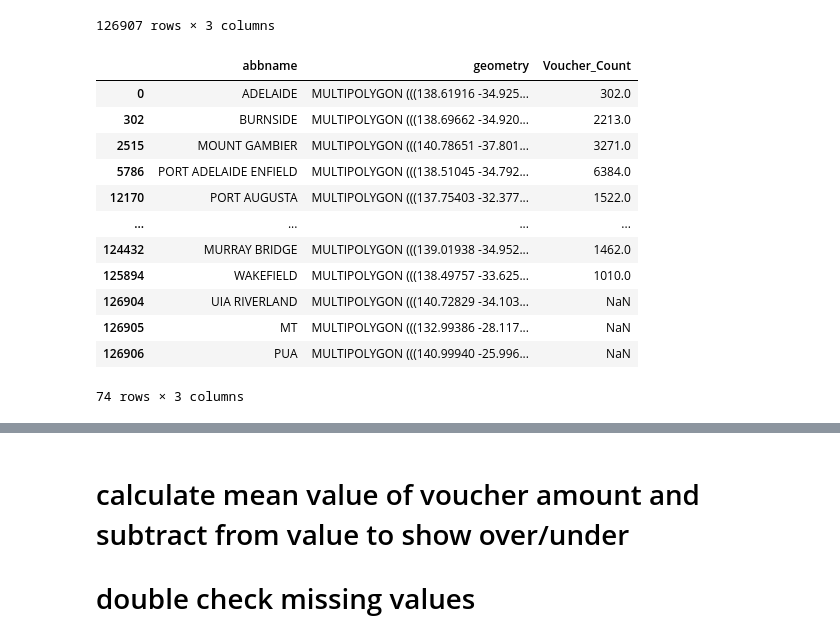
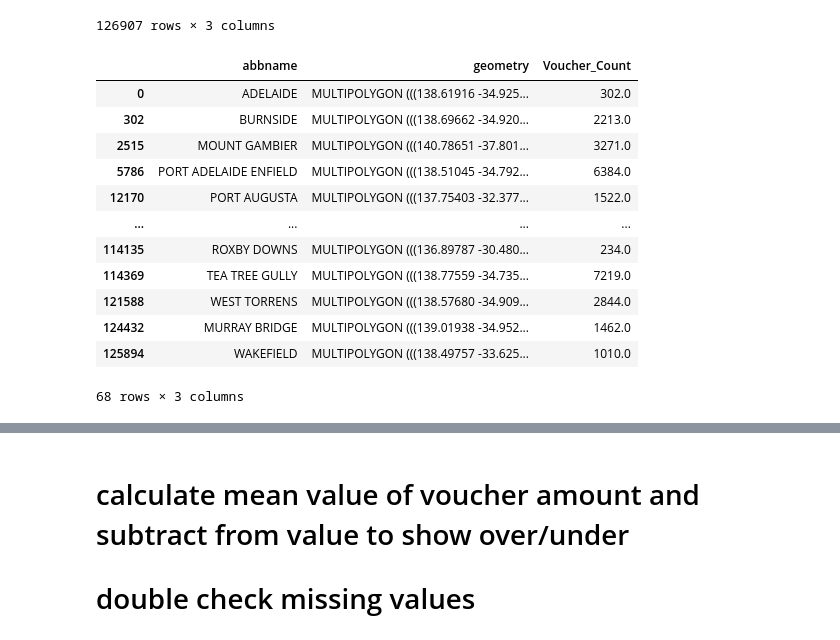
Before and after one commit to felix-rosenberger/Data-Science-Portfolio, a Jupyter notebook: Portfolio 2.ipynb, the cells around one changed output, grey strips where cells are left out. Cells and saved outputs as stored; diff of their text form; code cells hidden in the pictures.

```diff
--- a/Portfolio 2.ipynb
+++ b/Portfolio 2.ipynb
@@ -618,20 +620,21 @@ plot
 | 126906 | PUA | MULTIPOLYGON (((140.99940 -25.996... | NaN |
 126907 rows × 3 columns
 # %%
-# keep distinct records
+# keep distinct records and fill nan with 0
 plot_distinct = plot.drop_duplicates()
+plot_distinct = plot_distinct.dropna()
 plot_distinct
 # %% [output]
 |  | abbname | geometry | Voucher_Count |
 | 0 | ADELAIDE | MULTIPOLYGON (((138.61916 -34.925... | 302.0 |
 | 302 | BURNSIDE | MULTIPOLYGON (((138.69662 -34.920... | 2213.0 |
 | 2515 | MOUNT GAMBIER | MULTIPOLYGON (((140.78651 -37.801... | 3271.0 |
 | 5786 | PORT ADELAIDE ENFIELD | MULTIPOLYGON (((138.51045 -34.792... | 6384.0 |
 | 12170 | PORT AUGUSTA | MULTIPOLYGON (((137.75403 -32.377... | 1522.0 |
 | ... | ... | ... | ... |
+| 114135 | ROXBY DOWNS | MULTIPOLYGON (((136.89787 -30.480... | 234.0 |
+| 114369 | TEA TREE GULLY | MULTIPOLYGON (((138.77559 -34.735... | 7219.0 |
+| 121588 | WEST TORRENS | MULTIPOLYGON (((138.57680 -34.909... | 2844.0 |
 | 124432 | MURRAY BRIDGE | MULTIPOLYGON (((139.01938 -34.952... | 1462.0 |
 | 125894 | WAKEFIELD | MULTIPOLYGON (((138.49757 -33.625... | 1010.0 |
-| 126904 | UIA RIVERLAND | MULTIPOLYGON (((140.72829 -34.103... | NaN |
-| 126905 | MT | MULTIPOLYGON (((132.99386 -28.117... | NaN |
-| 126906 | PUA | MULTIPOLYGON (((140.99940 -25.996... | NaN |
-74 rows × 3 columns
+68 rows × 3 columns
```
Also changed, not shown: parts of 32 cells of this notebook.
